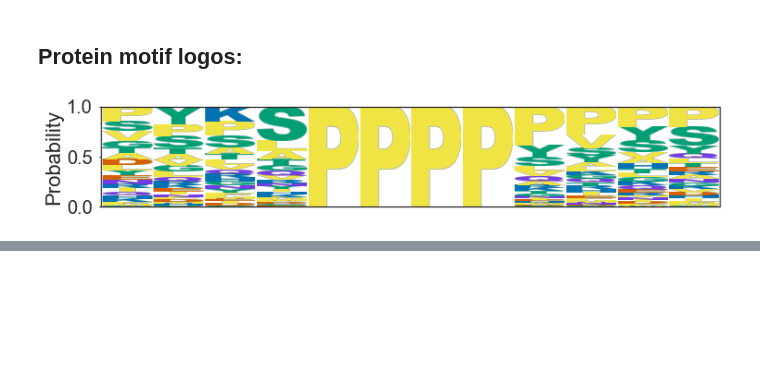
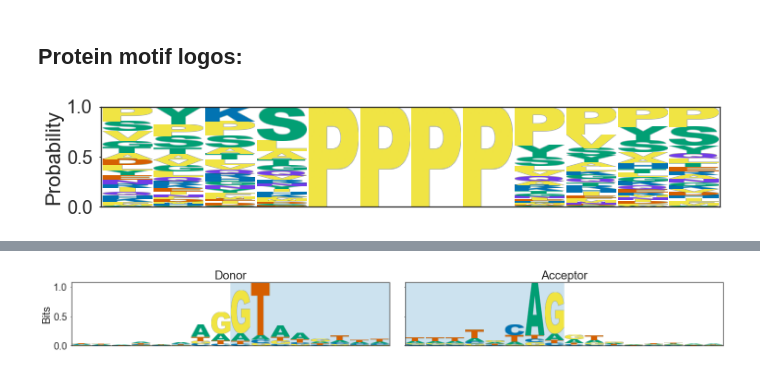
Before and after one commit to mparker2/matplotlib_logo, a Jupyter notebook: notebooks/logo_example.ipynb, the cells around one changed output, grey strips where cells are left out. Drawn from its saved outputs; the diff is of its cells as text; code cells hidden in the pictures; blank space fills up the shorter version.

```diff
--- a/notebooks/logo_example.ipynb
+++ b/notebooks/logo_example.ipynb
@@ -125,0 +110,17 @@ plt.show()
+# %%
+donors = intron_seq_data.donor.tolist()
+acceptors = intron_seq_data.acceptor.tolist()
+fig, axes = plt.subplots(figsize=(20, 3), ncols=2, sharey=True)
+ax1, ax2 = axes.ravel()
+logo.draw_logo(donors, ax=ax1)
+logo.draw_logo(acceptors, ax=ax2)
+ax1.set_title('Donor')
+ax2.set_title('Acceptor')
+ax2.set_ylabel('')
+ax1.axvspan(8, 16, alpha=0.2, color=pal[0], zorder=0)
+ax2.axvspan(0, 8, alpha=0.2, color=pal[0], zorder=0)
+plt.tight_layout()
+plt.savefig('/home/matthew/matplotlib_logo/images/splice_junc.png')
+plt.show()
+# %% [output]
+[figure, added]
```
Also changed, not shown: parts of 8 cells of this notebook, 3 other files.
